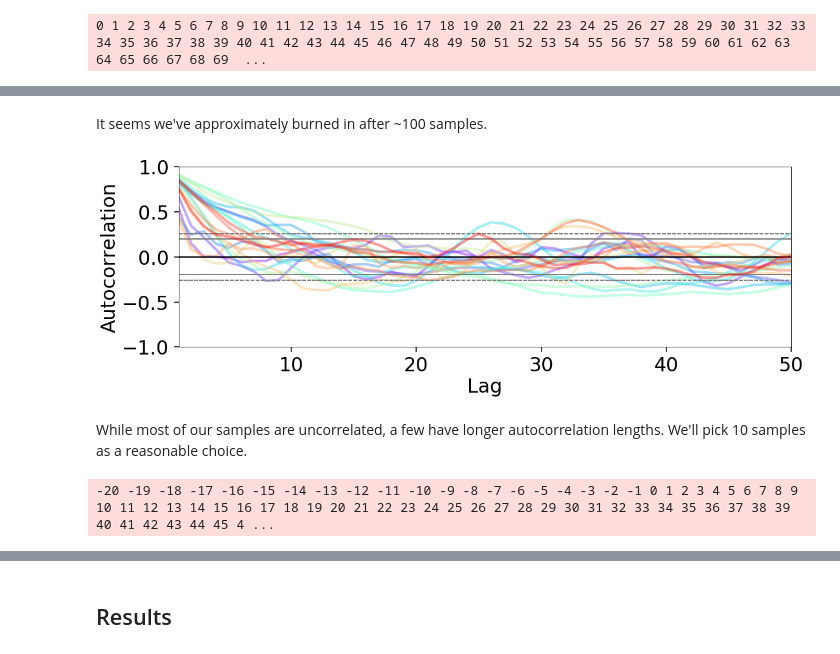
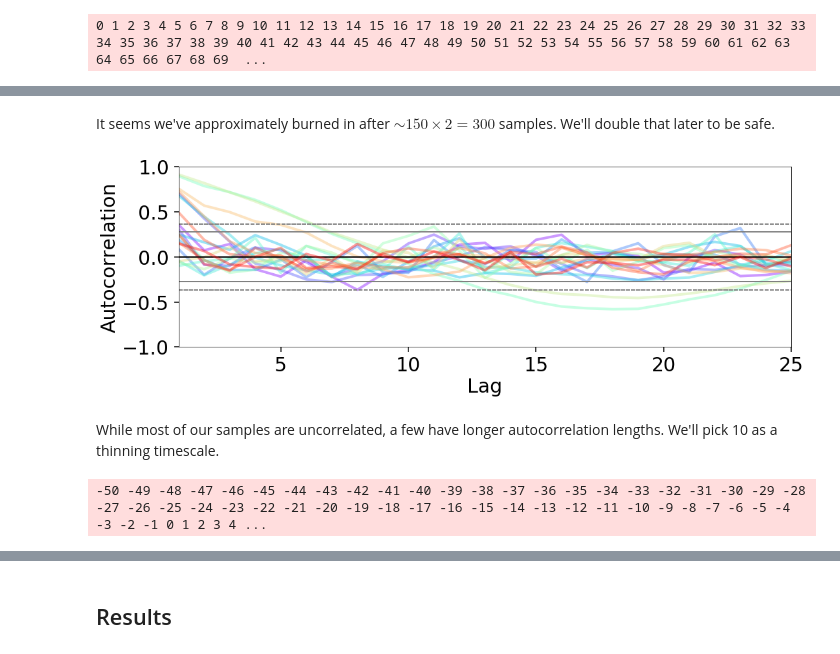
Before and after one commit to joshspeagle/frankenz, a Jupyter notebook: demos/2.2 - Hierarchical Inference with Redshifts.ipynb, the cells around one changed output, grey strips where cells are left out. Cells and saved outputs as stored; diff of their text form; code cells hidden in the pictures.

```diff
--- a/demos/2.2 - Hierarchical Inference with Redshifts.ipynb
+++ b/demos/2.2 - Hierarchical Inference with Redshifts.ipynb
@@ -98,0 +99,16 @@ zpdf /= np.trapz(zpdf, zgrid)[:,None]  # normalizing
+# %%
+# plot some PDFs
+plt.figure(figsize=(14, 6))
+Nplot = 10
+colors = plt.get_cmap('rainbow')(np.linspace(0., 1., Nplot))
+zidxs = np.random.choice(Nobs, size=Nplot)
+zidxs = zidxs[np.argsort(redshifts[zidxs])]
+for i, c in zip(zidxs, colors):
+    plt.plot(zgrid, zpdf[i], color=c, lw=4, alpha=0.6)
+    plt.vlines(redshifts[i], 0., max(zpdf[i]), color=c,
+               lw=3, linestyles='--', alpha=0.6)
+plt.xlim([zgrid[0], zgrid[-1]])
+plt.ylim([0.03, None])
+plt.xlabel('Redshift')
+plt.ylabel('PDF')
+plt.tight_layout()
@@ -289,3 +311,7 @@ $\boldsymbol{\alpha}$ here functions as a set of **pseudo-counts** for each cate
+# %%
+# initialize concentration parameters
+alpha = np.ones(Ngrid)
+alpha[zgrid < 0.] = 1e-3
 # %% [markdown]
 ## Sampling the Joint Distribution
 # %% [markdown]
@@ -331,7 +357,7 @@ def mcmc_gibbs(pdfs, Nsamples, Ngrid,
             nstack += np.random.multinomial(1, pdf_t[i])
 
         # Sample population weights.
-        prior = np.random.dirichlet(nstack + 1) * Nobs
+        prior = np.random.dirichlet(nstack + alpha)
 
         # Save samples.
         if (j + 1) % Nthin == 0 and count >= 0:
@@ -342,7 +368,7 @@ def mcmc_gibbs(pdfs, Nsamples, Ngrid,
 # %%
 # sample from our hierarchical model
 pdf4_samples_n, pdf4_samples_pi = mcmc_gibbs(zpdf, 200, Ngrid,
-                                             Nburn=0, Nthin=1)
+                                             Nburn=0, Nthin=2)
 # %% [output]
 0 1 2 3 4 5 6 7 8 9 10 11 12 13 14 15 16 17 18 19 20 21 22 23 24 25 26 27 28 29 30 31 32 33 34 35 36 37 38 39 40 41 42 43 44 45 46 47 48 49 50 51 52 53 54 55 56 57 58 59 60 61 62 63 64 65 66 67 68 69  ...
 # %%
@@ -361,26 +387,26 @@ plt.tight_layout()
 # %% [markdown]
-It seems we've approximately burned in after ~100 samples.
+It seems we've approximately burned in after $\sim 150 \times 2 = 300$ samples. We'll double that later to be safe.
 # %%
 from pandas.plotting import autocorrelation_plot
 
 # plot autocorrelation lag
-Nburnin = 100
+Nburnin = 150
 Nplot = 20
 plt.figure(figsize=(16, 6))
 colors = plt.get_cmap('rainbow')(np.linspace(0., 1., Nplot))
 idxs = np.random.choice(len(zgrid), size=Nplot, replace=False)
-[autocorrelation_plot(pdf4_samples_n[Nburnin:, i],
+[autocorrelation_plot(pdf4_samples_pi[Nburnin:, i],
                       color=c, lw=4, alpha=0.4)
  for i, c in zip(idxs, colors)]
 plt.xlim([1, (len(pdf4_samples_n) - Nburnin) / 2])
 plt.tight_layout()
 # %% [output]
-[figure, old version]
+[figure, new version]
 # %% [markdown]
-While most of our samples are uncorrelated, a few have longer autocorrelation lengths. We'll pick 10 samples as a reasonable choice.
+While most of our samples are uncorrelated, a few have longer autocorrelation lengths. We'll pick 10 as a thinning timescale.
 # %%
 # sample from our hierarchical model
 pdf4_samples_n, pdf4_samples_pi = mcmc_gibbs(zpdf, Nsamples, Ngrid,
-                                             Nburn=20, Nthin=10)
+                                             Nburn=50, Nthin=10)
 # %% [output]
--20 -19 -18 -17 -16 -15 -14 -13 -12 -11 -10 -9 -8 -7 -6 -5 -4 -3 -2 -1 0 1 2 3 4 5 6 7 8 9 10 11 12 13 14 15 16 17 18 19 20 21 22 23 24 25 26 27 28 29 30 31 32 33 34 35 36 37 38 39 40 41 42 43 44 45 4 ...
+-50 -49 -48 -47 -46 -45 -44 -43 -42 -41 -40 -39 -38 -37 -36 -35 -34 -33 -32 -31 -30 -29 -28 -27 -26 -25 -24 -23 -22 -21 -20 -19 -18 -17 -16 -15 -14 -13 -12 -11 -10 -9 -8 -7 -6 -5 -4 -3 -2 -1 0 1 2 3 4 ...
```
Also changed, not shown: parts of 21 cells of this notebook, 3 other files.
